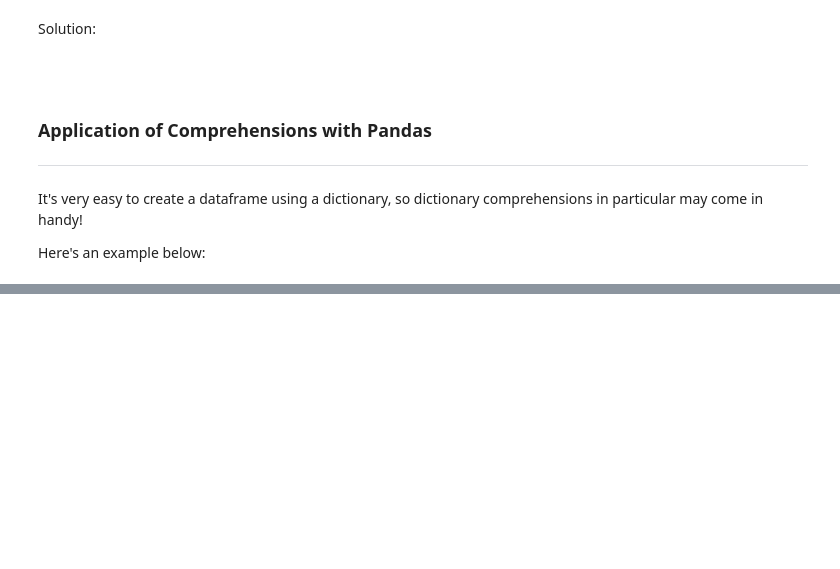
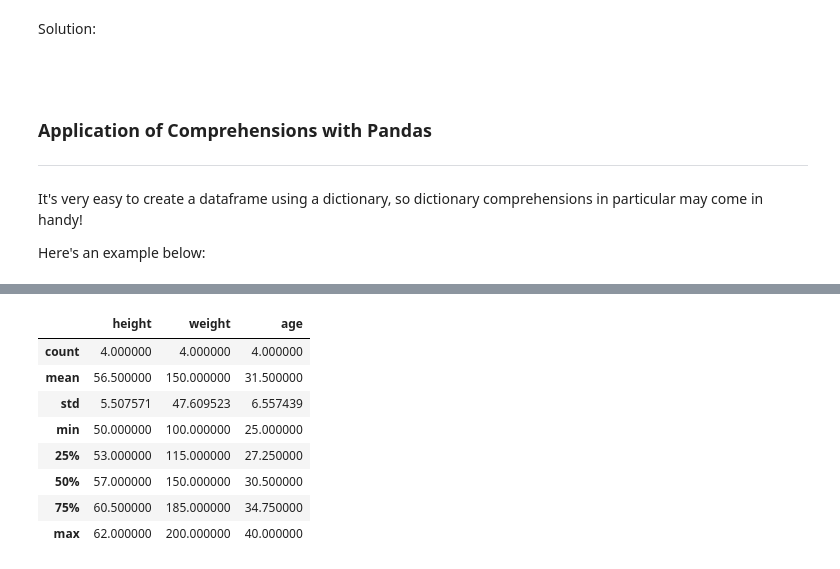
Before and after one commit to tivendren/Kyouth_DataScience_Materials, a Jupyter notebook: Unit-1/Unit-1-03-List-Comprehensions/lesson-1-list comprehensions/LESSON-list_and_dictionary_comprehensions.ipynb, the cells around one changed output, grey strips where cells are left out. Cells and saved outputs as stored; diff of their text form; code cells hidden in the pictures; blank space fills up the shorter version.

```diff
--- a/Unit-1/Unit-1-03-List-Comprehensions/lesson-1-list comprehensions/LESSON-list_and_dictionary_comprehensions.ipynb
+++ b/Unit-1/Unit-1-03-List-Comprehensions/lesson-1-list comprehensions/LESSON-list_and_dictionary_comprehensions.ipynb
@@ -227,0 +435,12 @@ records
+# %%
+records.describe()
+# %% [output]
+|  | height | weight | age |
+| count | 4.000000 | 4.000000 | 4.000000 |
+| mean | 56.500000 | 150.000000 | 31.500000 |
+| std | 5.507571 | 47.609523 | 6.557439 |
+| min | 50.000000 | 100.000000 | 25.000000 |
+| 25% | 53.000000 | 115.000000 | 27.250000 |
+| 50% | 57.000000 | 150.000000 | 30.500000 |
+| 75% | 60.500000 | 185.000000 | 34.750000 |
+| max | 62.000000 | 200.000000 | 40.000000 |
```
Also changed, not shown: parts of 32 cells of this notebook, 12 other files.
